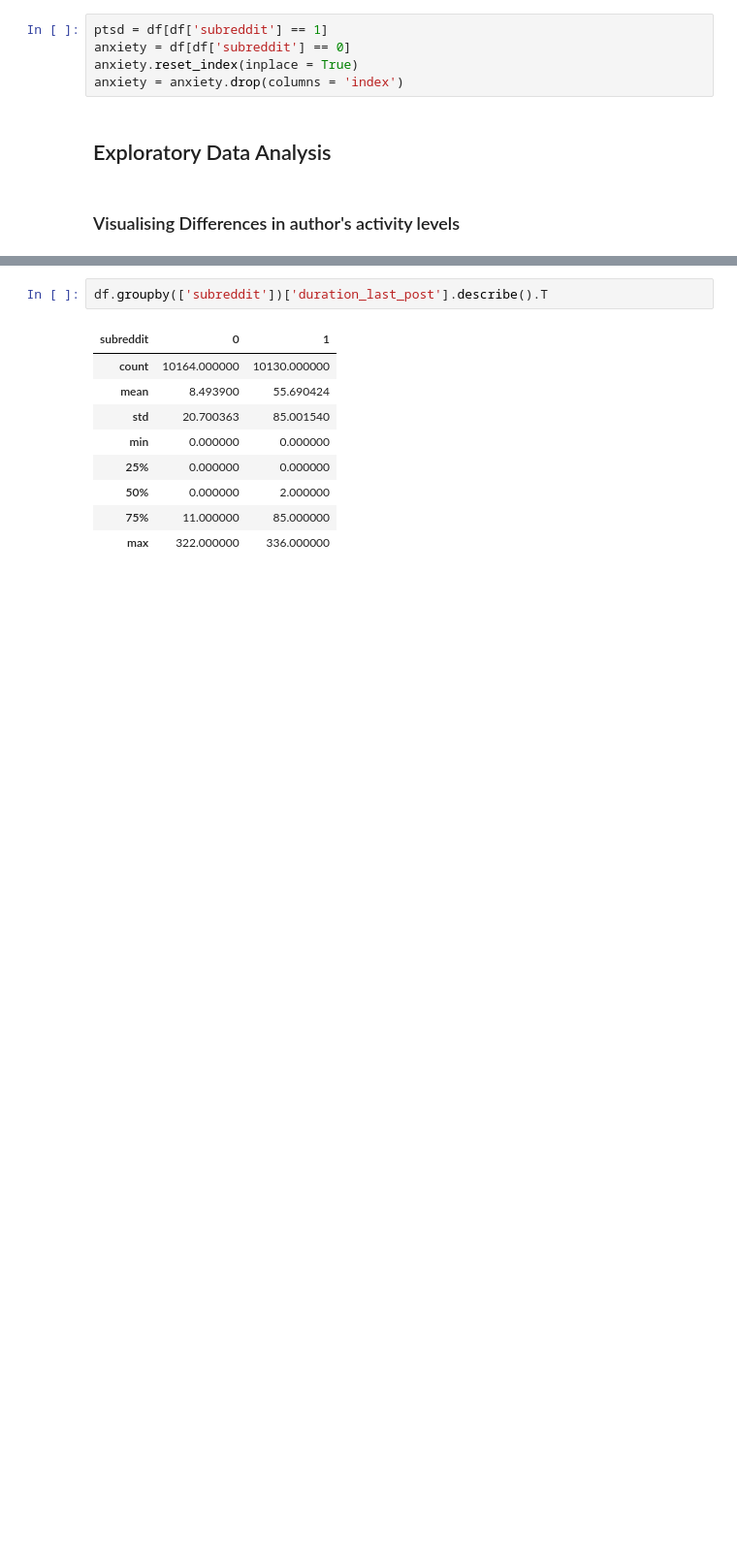
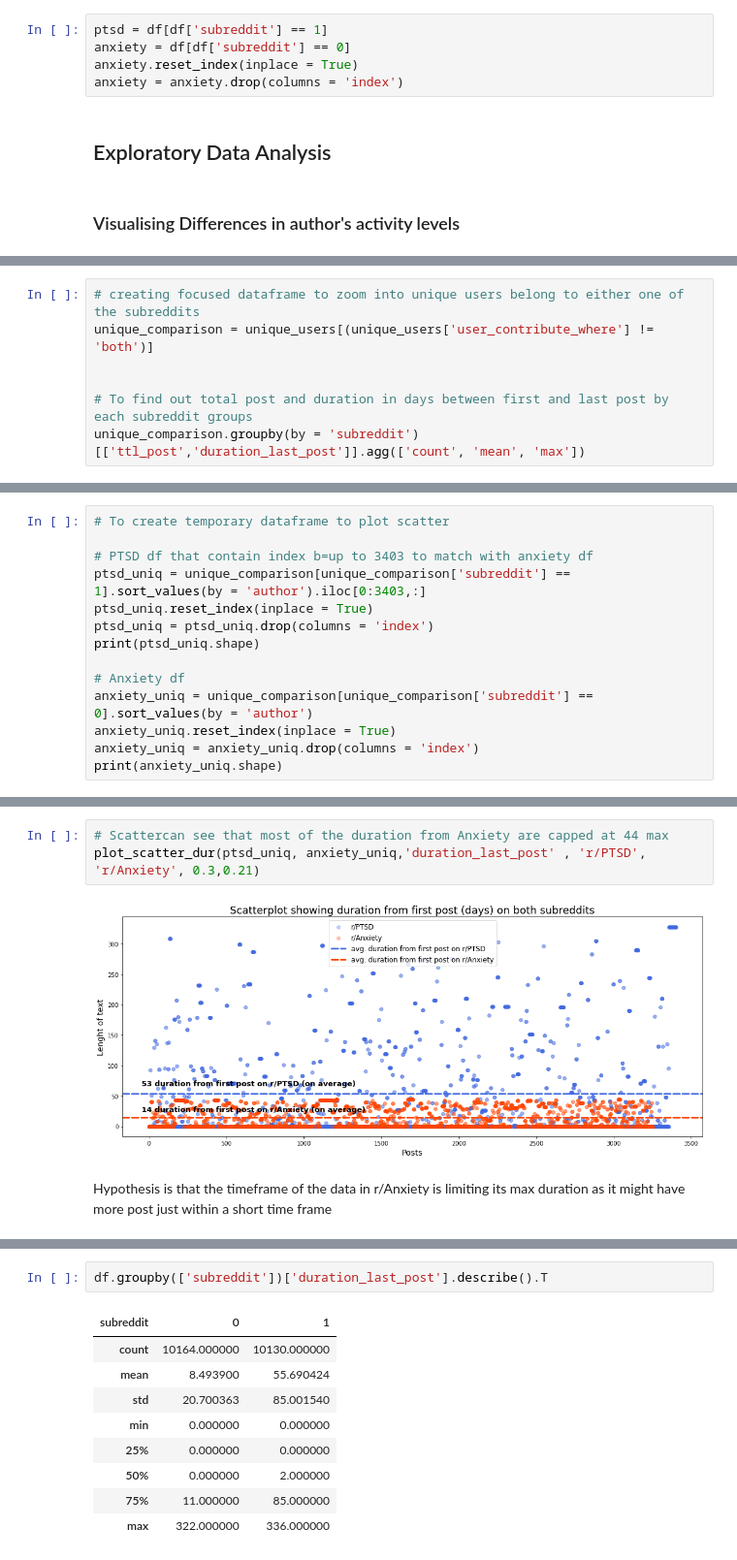
Before and after one commit to msamhz/GA-Lessons, a Jupyter notebook: project_3/MultinomialNB_Model.ipynb, the cells around one changed output, grey strips where cells are left out. Shown at 97% size. Saved outputs shown, nothing was run; the diff lists cells and outputs as text; blank space fills up the shorter version.

```diff
--- a/project_3/MultinomialNB_Model.ipynb
+++ b/project_3/MultinomialNB_Model.ipynb
@@ -323,3 +343,10 @@ To visualise more, we plot a scatterplot for that shows the average length of te
 Also we can see majority of the high flyers are coming from users in r/PTSD. This shows that users in r/PTSD are definitely more active in the subreddit, suggesting they might have alot more to share through their experience before getting PTSD.
 
 As users who might be suffering from PTSD has more specific relation to trauma genericly, people who can relate more to these post, will likely to share their experiences/advice as to how to perhaps overcome such grave issues as compared to having assumingly generic anxiety.
+# %%
+# creating focused dataframe to zoom into unique users belong to either one of the subreddits
+unique_comparison = unique_users[(unique_users['user_contribute_where'] != 'both')]
+
+
+# To find out total post and duration in days between first and last post by each subreddit groups
+unique_comparison.groupby(by = 'subreddit')[['ttl_post','duration_last_post']].agg(['count', 'mean', 'max'])
@@ -325,0 +385,14 @@ As users who might be suffering from PTSD has more specific relation to trauma g
+# %%
+# To create temporary dataframe to plot scatter
+
+# PTSD df that contain index b=up to 3403 to match with anxiety df
+ptsd_uniq = unique_comparison[unique_comparison['subreddit'] == 1].sort_values(by = 'author').iloc[0:3403,:]
+ptsd_uniq.reset_index(inplace = True)
+ptsd_uniq = ptsd_uniq.drop(columns = 'index')
+print(ptsd_uniq.shape)
+
+# Anxiety df
+anxiety_uniq = unique_comparison[unique_comparison['subreddit'] == 0].sort_values(by = 'author')
+anxiety_uniq.reset_index(inplace = True)
+anxiety_uniq = anxiety_uniq.drop(columns = 'index')
+print(anxiety_uniq.shape)
@@ -326 +448,8 @@ As users who might be suffering from PTSD has more specific relation to trauma g
+# %%
+# Scattercan see that most of the duration from Anxiety are capped at 44 max
+plot_scatter_dur(ptsd_uniq, anxiety_uniq,'duration_last_post' , 'r/PTSD', 'r/Anxiety', 0.3,0.21)
+# %% [output]
+[figure, added]
+# %% [markdown]
+Hypothesis is that the timeframe of the data in r/Anxiety is limiting its max duration as it might have more post just within a short time frame
 # %%
```
Also changed, not shown: parts of 56 cells of this notebook, 5 other files.
